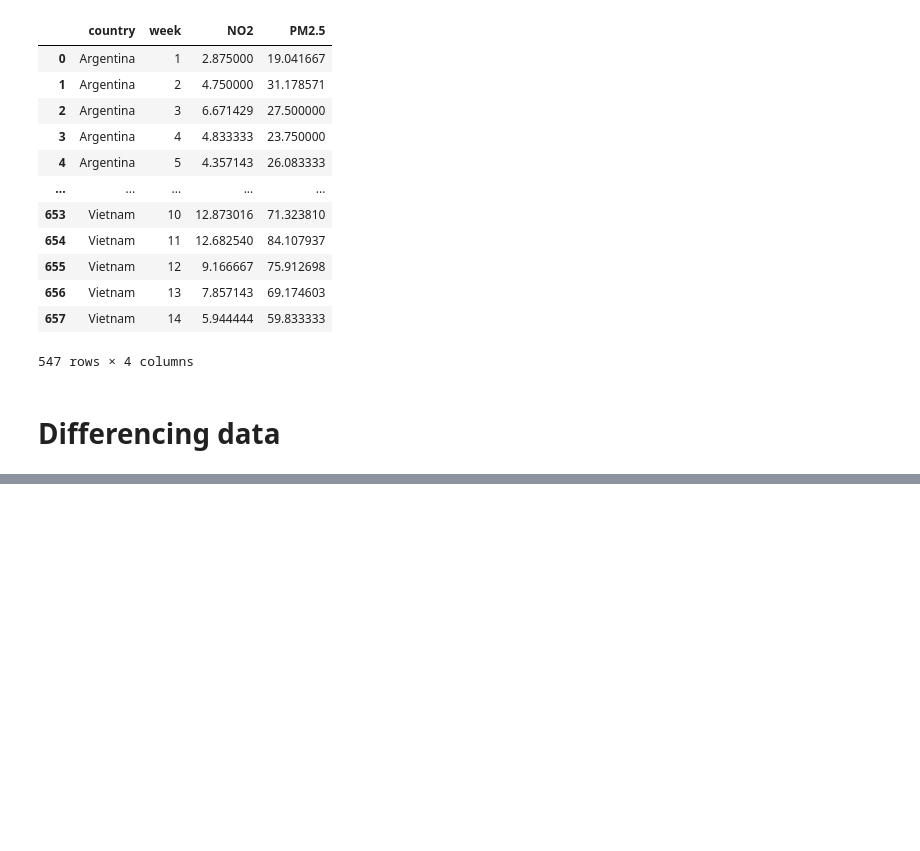
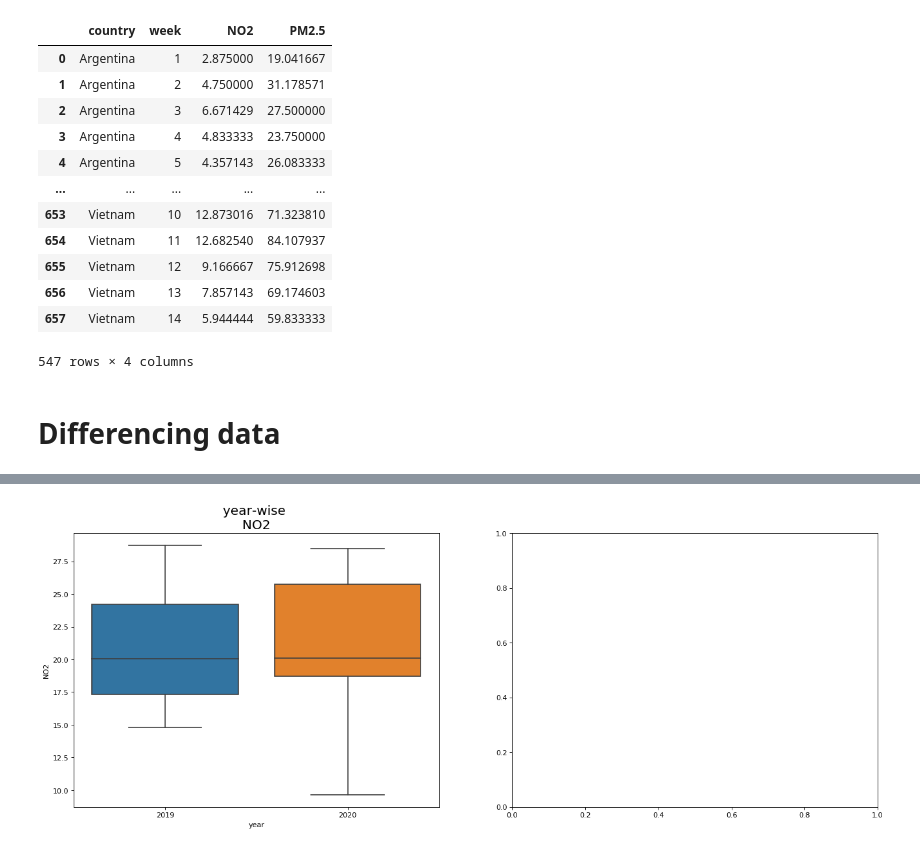
Before and after one commit to mayukh18/covidexplore, a Jupyter notebook: analysis/Data_analysis.ipynb, the cells around one changed output, grey strips where cells are left out. Saved outputs shown, nothing was run; the diff lists cells and outputs as text; code cells hidden in the pictures; blank space fills up the shorter version.

```diff
--- a/analysis/Data_analysis.ipynb
+++ b/analysis/Data_analysis.ipynb
@@ -127,0 +231,17 @@ merged_df.to_csv("../data/2020_2019_difference.csv")
+# %%
+
+# Aligning time series, more meaningful visualisation
+
+def plot_df_boxplot(df, x, y, title="", xlabel='year', ylabel='PM2.5', dpi=100):
+    fig, axes = plt.subplots(1, 2, figsize=(20,7), dpi= 80)
+    sns.boxplot(x='year', y=ylabel, data=df, ax=axes[0])
+    axes[0].set_title('year-wise \n' + ylabel, fontsize=18)
+    plt.show()
+
+def plot_per_country_boxplot(country, measure):
+    df_country = df_overall.loc[df_overall.country==country, :]
+    plot_df_boxplot(df_country, x=df_country['year'], y=df_country[[measure]], ylabel=measure)
+
+plot_per_country_boxplot('Italy', 'NO2')
+# %% [output]
+[figure, added]
```
Also changed, not shown: parts of 10 cells of this notebook.
